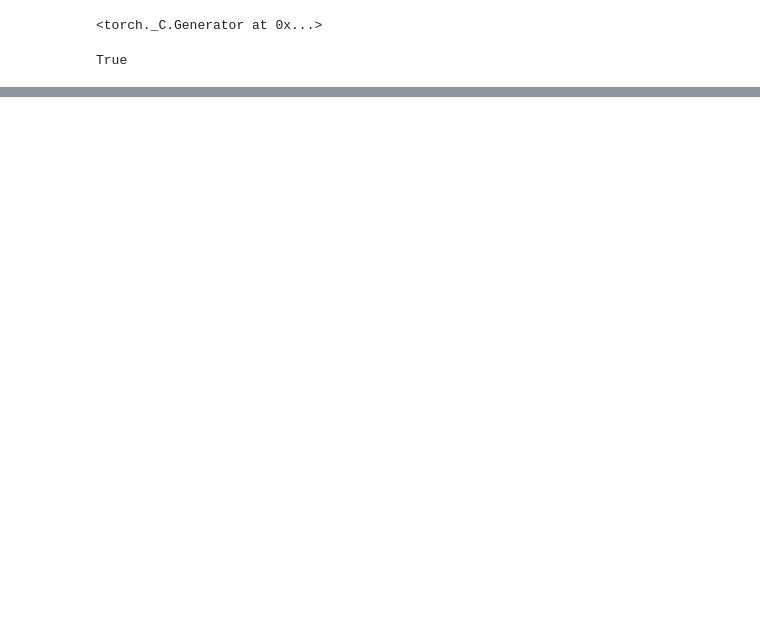
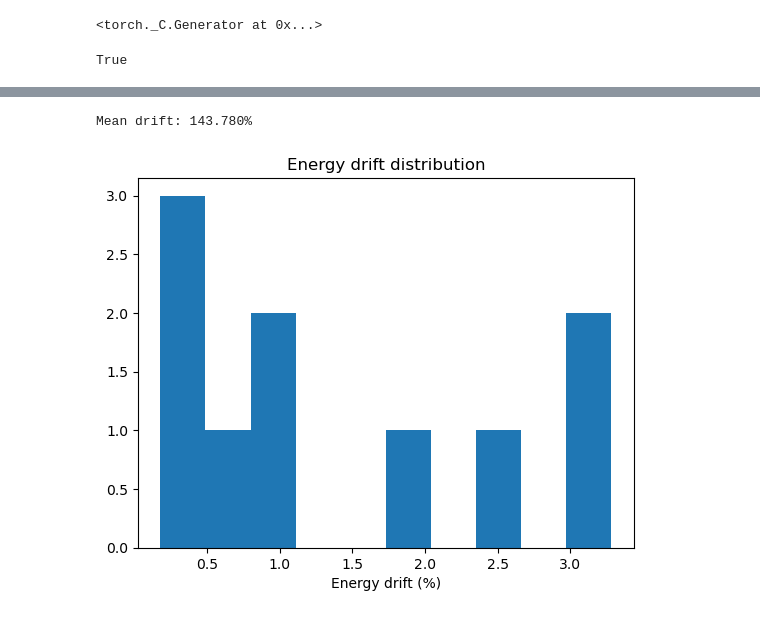
Before and after one commit to womogenes/physim, a Jupyter notebook: data-gen/energy_drft_analysis.ipynb, the cells around one changed output, grey strips where cells are left out. Drawn from its saved outputs; the diff is of its cells as text; code cells hidden in the pictures; blank space fills up the shorter version.

```diff
--- a/data-gen/energy_drft_analysis.ipynb
+++ b/data-gen/energy_drft_analysis.ipynb
@@ -70,0 +78,18 @@ Total energy drift: -317084.781 -> -322814.938 (1.807%)
+# %%
+# Get mean over all files
+drifts = []
+for i in tqdm(range(10)):
+    start_energy =
+    end_energy =
+
+    drift_percent = abs((tot_E_hist[-1] - tot_E_hist[0]) / tot_E_hist[0]) * 100
+    drifts.append(drift_percent)
+
+plt.hist(drifts)
+plt.xlabel("Energy drift (%)")
+plt.title("Energy drift distribution");
+
+print(f"Mean drift: {np.mean(drifts) * 100:.3f}%")
+# %% [output]
+Mean drift: 143.780%
+[figure, added]
```
Also changed, not shown: parts of 5 cells of this notebook.
